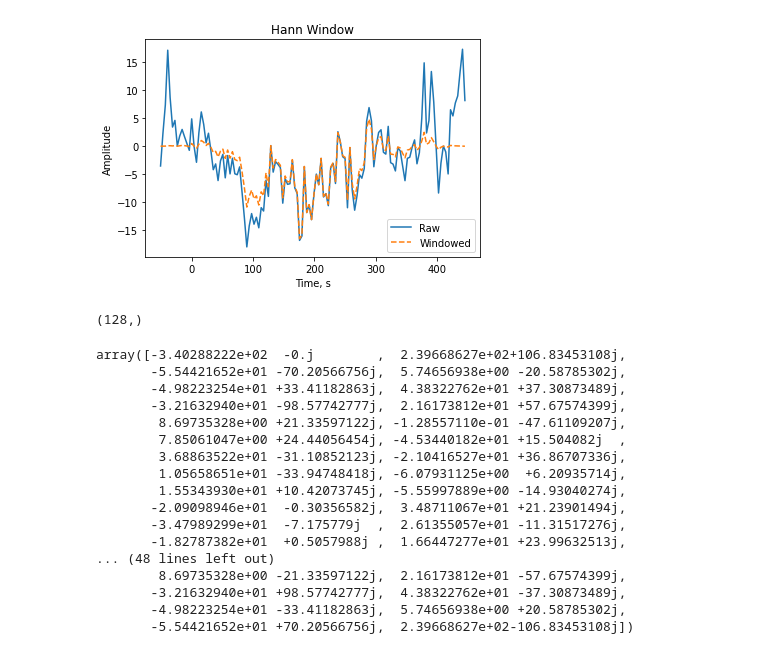
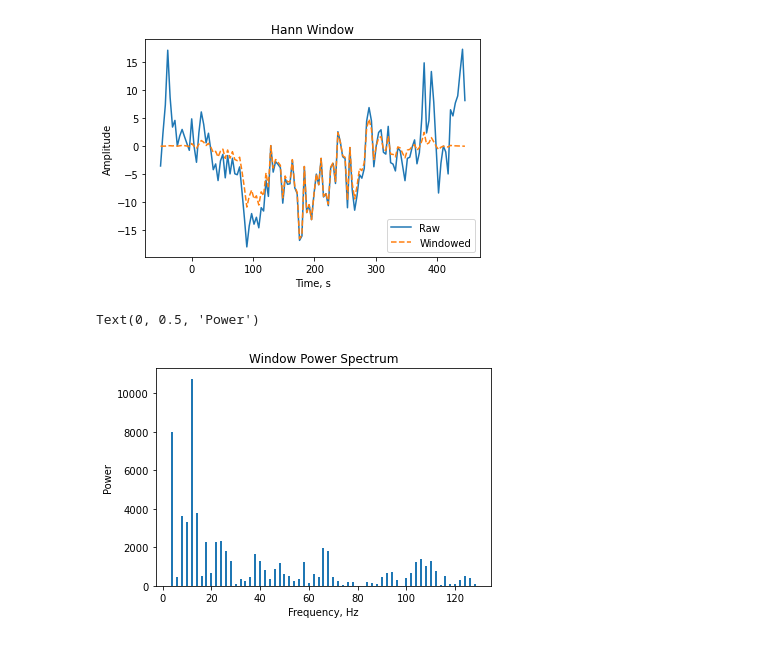
Before and after one commit to samisnotinsane/neural-signal-processing, a Jupyter notebook: short_time_fourier_transform.ipynb, the cells around one changed output. Drawn from its saved outputs; the diff is of its cells as text; code cells hidden in the pictures.

Commit message:
Performing FFT on window

```diff
--- a/short_time_fourier_transform.ipynb
+++ b/short_time_fourier_transform.ipynb
@@ -76,28 +76,17 @@ ax.legend(loc=4)
 # %% [output]
 <matplotlib.legend.Legend at 0x...>
 [figure]
-# %%
-dfft = fft(d[stime:stime+timewinidx]*hann_win)
-dfft.shape
-# %% [output]
-(128,)
-# %%
-dfft
-# %% [output]
-array([-3.40288222e+02  -0.j        ,  2.39668627e+02+106.83453108j,
-       -5.54421652e+01 -70.20566756j,  5.74656938e+00 -20.58785302j,
-       -4.98223254e+01 +33.41182863j,  4.38322762e+01 +37.30873489j,
-       -3.21632940e+01 -98.57742777j,  2.16173812e+01 +57.67574399j,
-        8.69735328e+00 +21.33597122j, -1.28557110e-01 -47.61109207j,
-        7.85061047e+00 +24.44056454j, -4.53440182e+01 +15.504082j  ,
-        3.68863522e+01 -31.10852123j, -2.10416527e+01 +36.86707336j,
-        1.05658651e+01 -33.94748418j, -6.07931125e+00  +6.20935714j,
-        1.55343930e+01 +10.42073745j, -5.55997889e+00 -14.93040274j,
-       -2.09098946e+01  -0.30356582j,  3.48711067e+01 +21.23901494j,
-       -3.47989299e+01  -7.175779j  ,  2.61355057e+01 -11.31517276j,
-       -1.82787382e+01  +0.5057988j ,  1.66447277e+01 +23.99632513j,
-... (48 lines left out)
-        8.69735328e+00 -21.33597122j,  2.16173812e+01 -57.67574399j,
-       -3.21632940e+01 +98.57742777j,  4.38322762e+01 -37.30873489j,
-       -4.98223254e+01 -33.41182863j,  5.74656938e+00 +20.58785302j,
-       -5.54421652e+01 +70.20566756j,  2.39668627e+02-106.83453108j])
+# %%
+dfft = fft(d[stime:stime+timewinidx]*hann_win)
+
+# frequencies of FFT
+f = np.linspace(0, srate/2, (np.floor(hann_win.shape[0]/2) + 1).astype(int))
+
+fig, ax = plt.subplots()
+ax.bar(f[2:], np.abs(dfft[2:((np.floor(hann_win.shape[0]/2)+1).astype(int))])**2)
+ax.set_title('Window Power Spectrum')
+ax.set_xlabel('Frequency, Hz')
+ax.set_ylabel('Power')
+# %% [output]
+Text(0, 0.5, 'Power')
+[figure, added]
```
